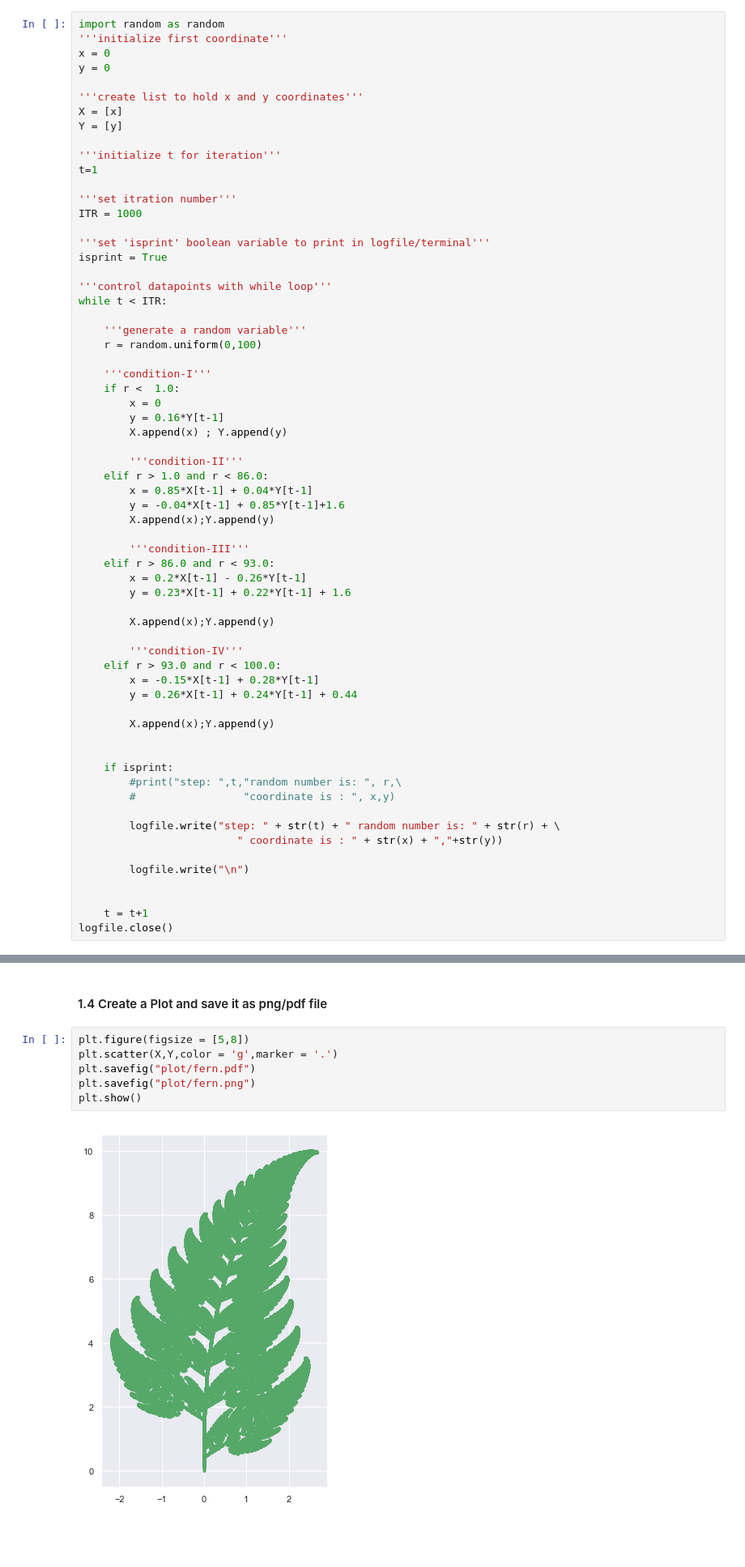
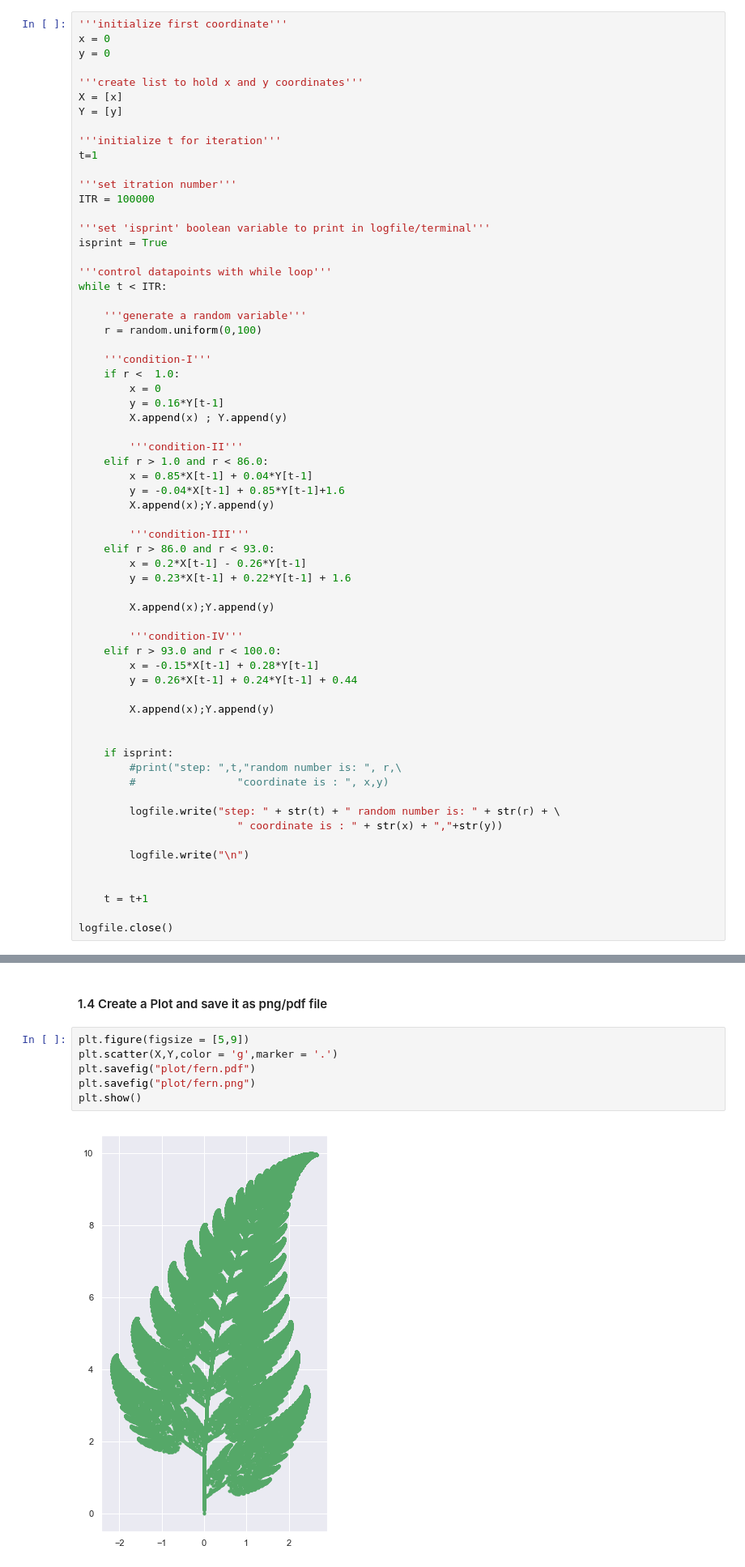
Before and after one commit to npshub/python-fundamentals, a Jupyter notebook: Project-Fern-I.ipynb, the cells around one changed output, grey strips where cells are left out. Shown at 81% size. Drawn from its saved outputs; the diff is of its cells as text; blank space fills up the shorter version.

```diff
--- a/Project-Fern-I.ipynb
+++ b/Project-Fern-I.ipynb
@@ -52,7 +52,6 @@ sns.set()
 # %%
 logfile = open("data/log.txt",'w')
 # %%
-import random as random
 '''initialize first coordinate'''
 x = 0
 y = 0
@@ -65,7 +64,7 @@ Y = [y]
 t=1
 
 '''set itration number'''
-ITR = 1000
+ITR = 100000
 
 '''set 'isprint' boolean variable to print in logfile/terminal'''
 isprint = True
@@ -105,7 +104,7 @@ while t < ITR:
 
     if isprint:
         #print("step: ",t,"random number is: ", r,\
-        #                 "coordinate is : ", x,y)
+        #                "coordinate is : ", x,y)
 
         logfile.write("step: " + str(t) + " random number is: " + str(r) + \
                          " coordinate is : " + str(x) + ","+str(y))
@@ -114,6 +113,7 @@ while t < ITR:
 
 
     t = t+1
+
 logfile.close()
 # %% [markdown]
 #### 1.2 Save data to a Json file
@@ -140,13 +140,13 @@ DF.to_csv('data/fern_dataframe.csv')
 # %% [markdown]
 #### 1.4 Create a Plot and save it as png/pdf file
 # %%
-plt.figure(figsize = [5,8])
+plt.figure(figsize = [5,9])
 plt.scatter(X,Y,color = 'g',marker = '.')
 plt.savefig("plot/fern.pdf")
 plt.savefig("plot/fern.png")
 plt.show()
 # %% [output]
-[figure, old version]
+[figure, new version]
 # %% [markdown]
 ---------
 # %% [markdown]
```
Also changed, not shown: 3 other files.
